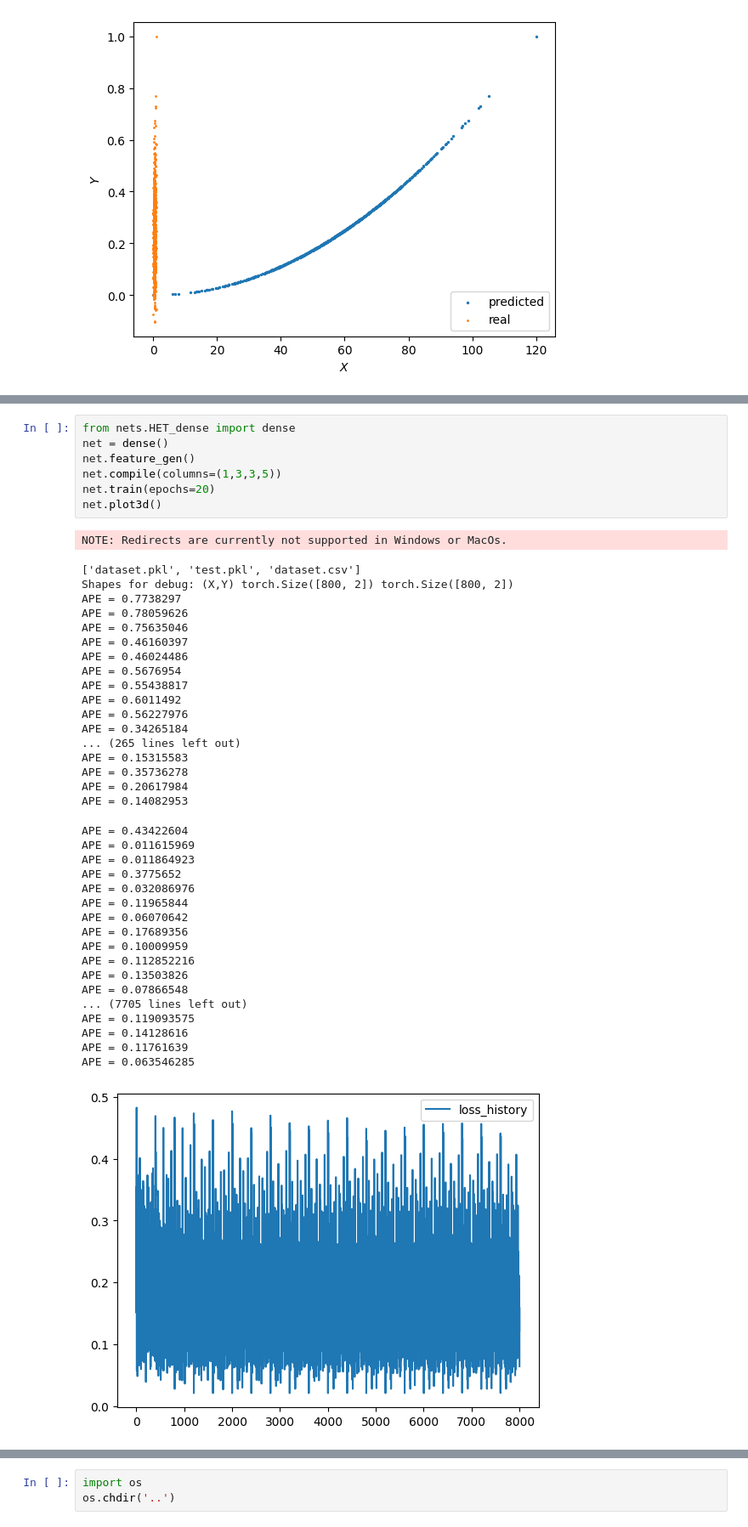
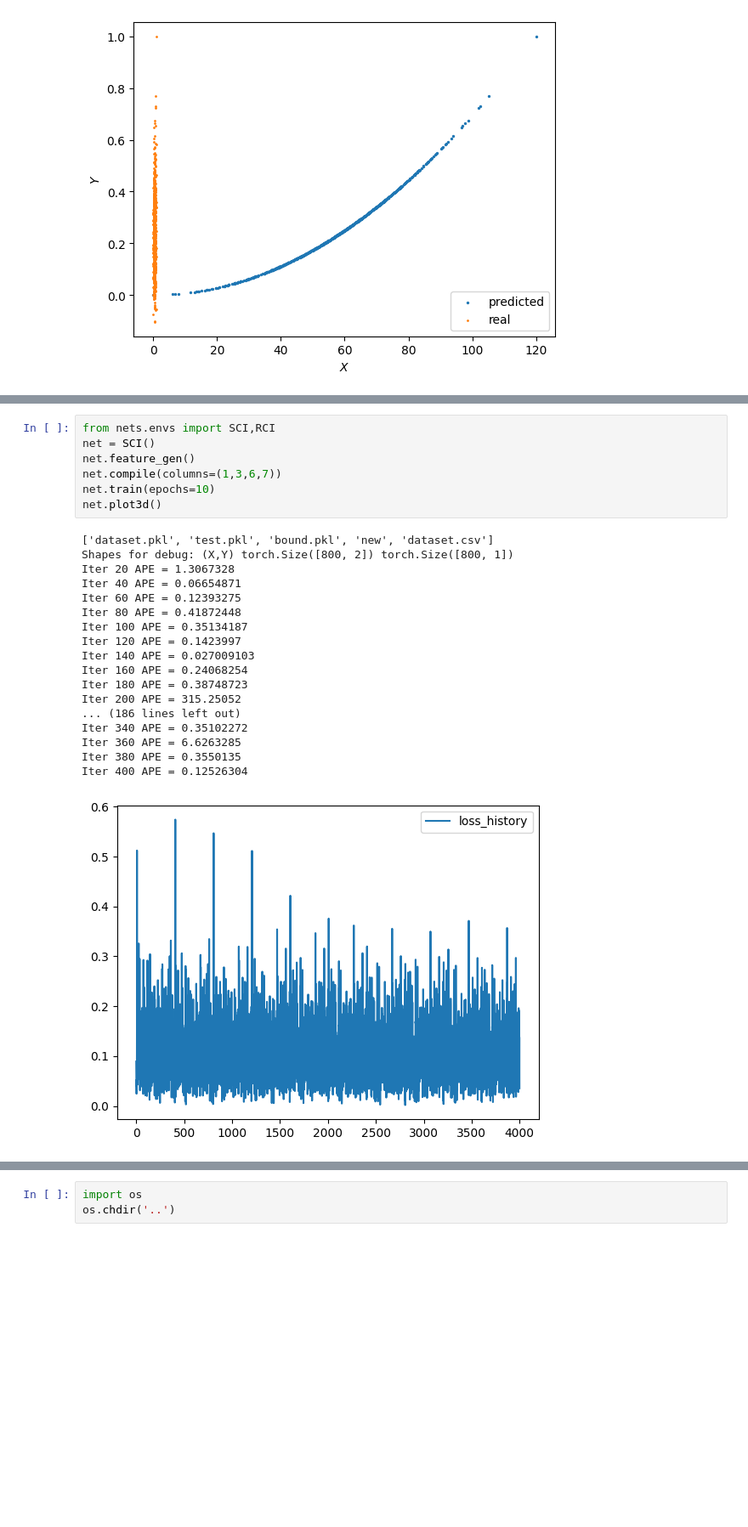
Before and after one commit to advpropsys/hetfit_scientific, a Jupyter notebook: anal/test.ipynb, the cells around one changed output, grey strips where cells are left out. Shown at 85% size. Cells and saved outputs as stored; diff of their text form; blank space fills up the shorter version.

```diff
--- a/anal/test.ipynb
+++ b/anal/test.ipynb
@@ -295,44 +295,26 @@ array([43.92721], dtype=float32)
 # %%
-from nets.HET_dense import dense
-net = dense()
+from nets.envs import SCI,RCI
+net = SCI()
 net.feature_gen()
-net.compile(columns=(1,3,3,5))
-net.train(epochs=20)
+net.compile(columns=(1,3,6,7))
+net.train(epochs=10)
 net.plot3d()
 # %% [output]
-NOTE: Redirects are currently not supported in Windows or MacOs.
+['dataset.pkl', 'test.pkl', 'bound.pkl', 'new', 'dataset.csv']
+Shapes for debug: (X,Y) torch.Size([800, 2]) torch.Size([800, 1])
+Iter 20 APE = 1.3067328
+Iter 40 APE = 0.06654871
+Iter 60 APE = 0.12393275
+Iter 80 APE = 0.41872448
+Iter 100 APE = 0.35134187
+Iter 120 APE = 0.1423997
+Iter 140 APE = 0.027009103
+Iter 160 APE = 0.24068254
+Iter 180 APE = 0.38748723
+Iter 200 APE = 315.25052
+... (186 lines left out)
+Iter 340 APE = 0.35102272
+Iter 360 APE = 6.6263285
+Iter 380 APE = 0.3550135
+Iter 400 APE = 0.12526304
-['dataset.pkl', 'test.pkl', 'dataset.csv']
-Shapes for debug: (X,Y) torch.Size([800, 2]) torch.Size([800, 2])
-APE = 0.7738297
-APE = 0.78059626
-APE = 0.75635046
-APE = 0.46160397
-APE = 0.46024486
-APE = 0.5676954
-APE = 0.55438817
-APE = 0.6011492
-APE = 0.56227976
-APE = 0.34265184
-... (265 lines left out)
-APE = 0.15315583
-APE = 0.35736278
-APE = 0.20617984
-APE = 0.14082953
-APE = 0.43422604
-APE = 0.011615969
-APE = 0.011864923
-APE = 0.3775652
-APE = 0.032086976
-APE = 0.11965844
-APE = 0.06070642
-APE = 0.17689356
-APE = 0.10009959
-APE = 0.112852216
-APE = 0.13503826
-APE = 0.07866548
-... (7705 lines left out)
-APE = 0.119093575
-APE = 0.14128616
-APE = 0.11761639
-APE = 0.063546285
-[figure, old version]
+[figure, new version]
```
Also changed, not shown: parts of 4 cells of this notebook, 3 other files.
